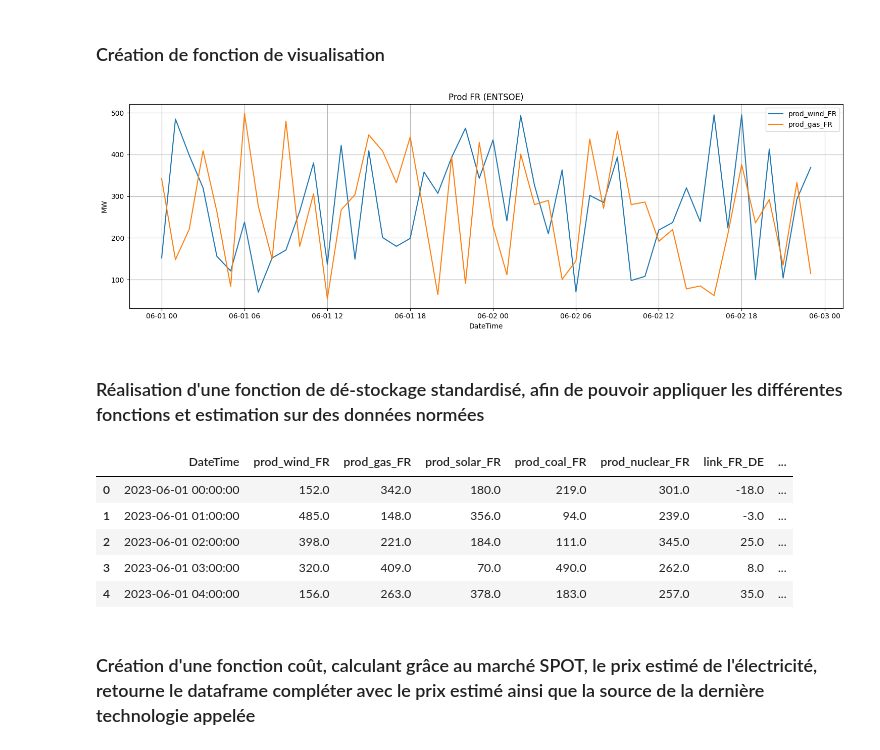
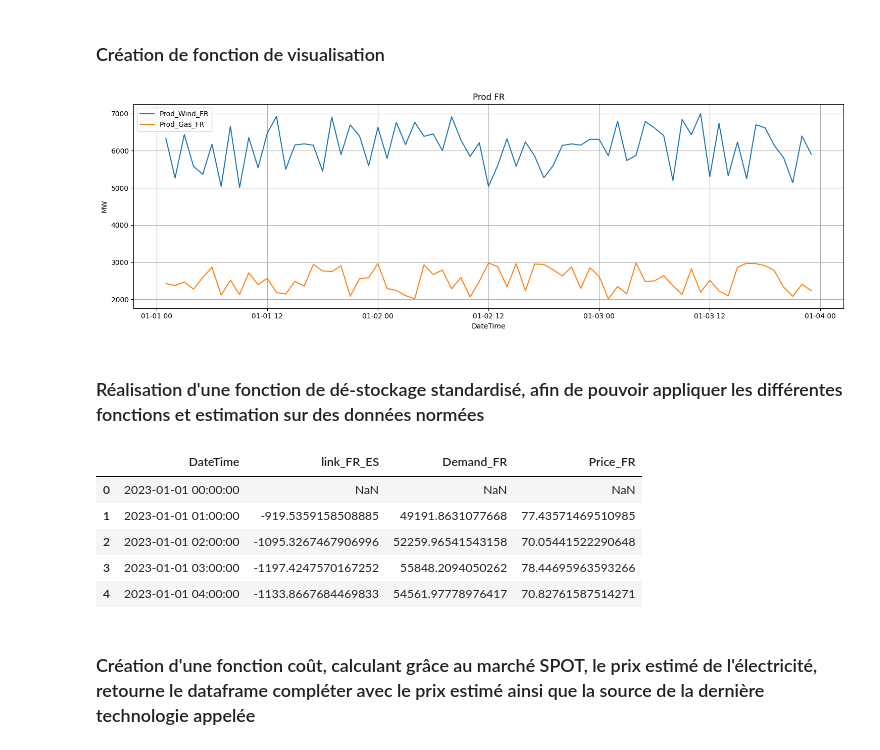
Before and after one commit to qdupayage/Librairy, a Jupyter notebook: EnerData_Project/notebook/test.ipynb, the cells around one changed output. Cells and saved outputs as stored; diff of their text form; code cells hidden in the pictures.

```diff
--- a/EnerData_Project/notebook/test.ipynb
+++ b/EnerData_Project/notebook/test.ipynb
@@ -17,5 +17,6 @@ from data_generator import generate_fake_energy_data
 # %% [markdown]
 ### Création d'une fonction de génération de donnée, n'ayant pas accés à l'ancienne base de donnée
 # %%
-df = generate_fake_energy_data(start='2023-06-01', periods=48, freq='H')
-#df.head()
+#df = generate_fake_energy_data(start='2023-06-01', periods=48, freq='H')
+df = read_csv("../data/France-2023.csv")
+print(df.dtypes)
@@ -22,21 +35,21 @@ df = generate_fake_energy_data(start='2023-06-01', periods=48, freq='H')
 # %% [markdown]
 ### Création de fonction de visualisation
 # %%
-plot_timeseries(df, variables=['prod_wind_FR', 'prod_gas_FR'], title='Prod FR', ylabel='MW')
+plot_timeseries(df, variables=['Prod_Wind_FR', 'Prod_Gas_FR'], title='Prod FR', ylabel='MW')
 # %% [output]
-[figure, old version]
+[figure, new version]
 # %% [markdown]
 ### Réalisation d'une fonction de dé-stockage standardisé, afin de pouvoir appliquer les différentes fonctions et estimation sur des données normées
 # %%
 df_fr = construct_dataframe(df, countries=['FR'], production_name=['wind', 'gas', 'solar', 'coal', 'nuclear'])
 df_fr.head()
 # %% [output]
-|  | DateTime | prod_wind_FR | prod_gas_FR | prod_solar_FR | prod_coal_FR | prod_nuclear_FR | link_FR_DE | ... |
-| 0 | 2023-06-01 00:00:00 | 152.0 | 342.0 | 180.0 | 219.0 | 301.0 | -18.0 | ... |
-| 1 | 2023-06-01 01:00:00 | 485.0 | 148.0 | 356.0 | 94.0 | 239.0 | -3.0 | ... |
-| 2 | 2023-06-01 02:00:00 | 398.0 | 221.0 | 184.0 | 111.0 | 345.0 | 25.0 | ... |
-| 3 | 2023-06-01 03:00:00 | 320.0 | 409.0 | 70.0 | 490.0 | 262.0 | 8.0 | ... |
-| 4 | 2023-06-01 04:00:00 | 156.0 | 263.0 | 378.0 | 183.0 | 257.0 | 35.0 | ... |
+|  | DateTime | link_FR_ES | Demand_FR | Price_FR |
+| 0 | 2023-01-01 00:00:00 | NaN | NaN | NaN |
+| 1 | 2023-01-01 01:00:00 | -919.5359158508885 | 49191.8631077668 | 77.43571469510985 |
+| 2 | 2023-01-01 02:00:00 | -1095.3267467906996 | 52259.96541543158 | 70.05441522290648 |
+| 3 | 2023-01-01 03:00:00 | -1197.4247570167252 | 55848.2094050262 | 78.44695963593266 |
+| 4 | 2023-01-01 04:00:00 | -1133.8667684469833 | 54561.97778976417 | 70.82761587514271 |
 # %% [markdown]
 ### Création d'une fonction coût, calculant grâce au marché SPOT, le prix estimé de l'électricité, retourne le dataframe compléter avec le prix estimé ainsi que la source de la dernière technologie appelée
 # %%
```
Also changed, not shown: parts of 4 cells of this notebook, 4 other files.
